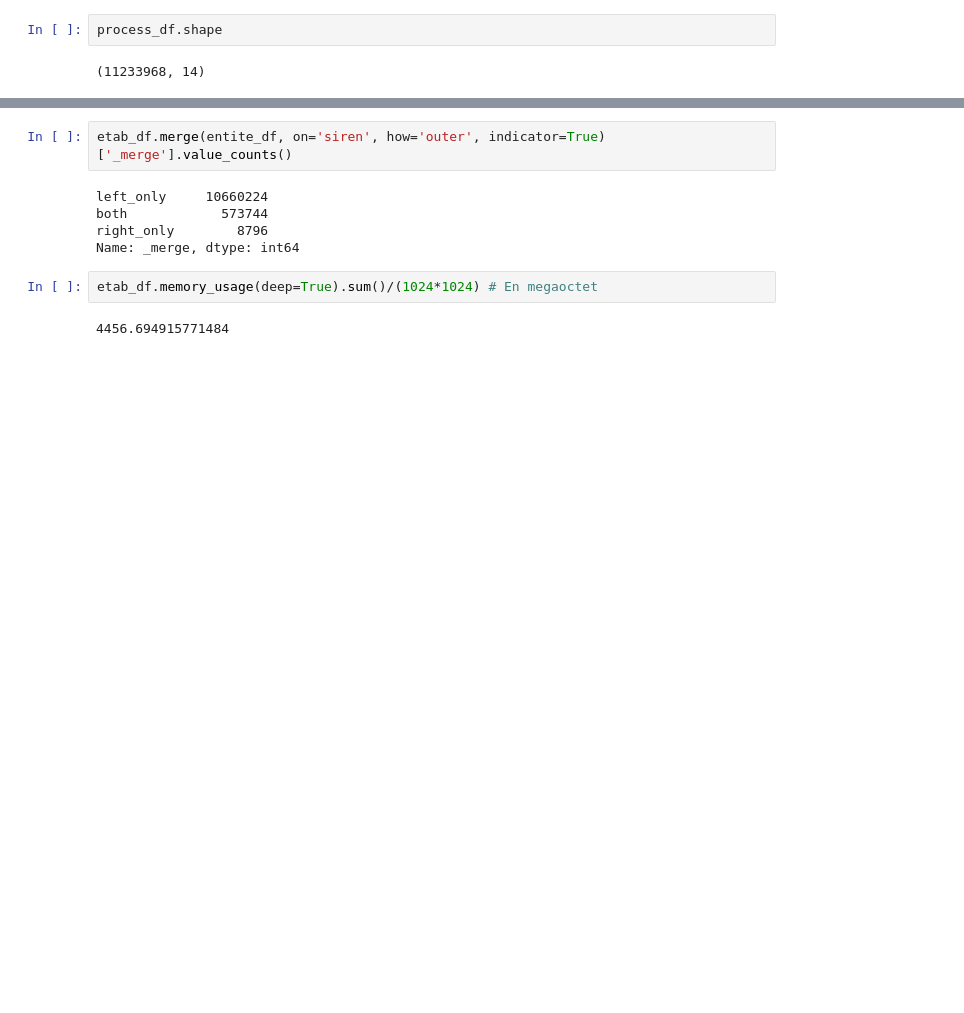
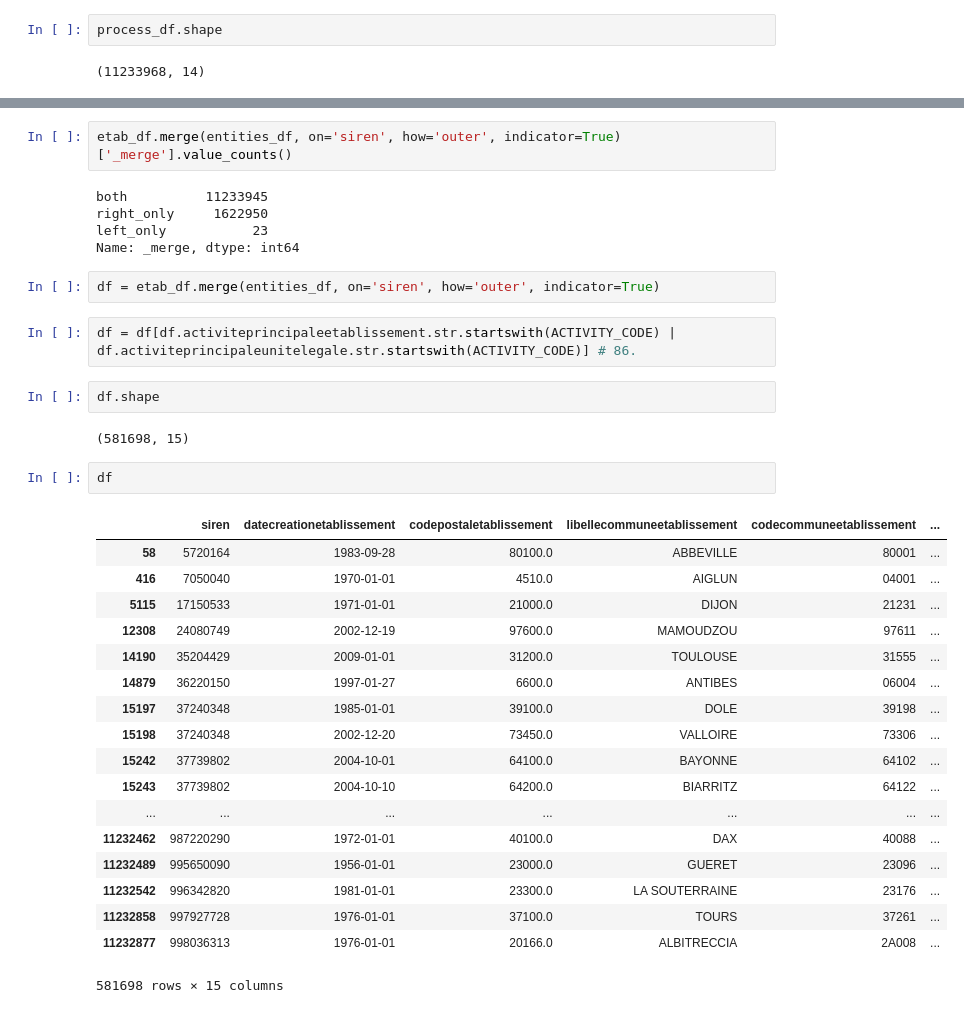
Before and after one commit to faustinevallet/deserts-medicaux, a Jupyter notebook: notebooks/preparation_sirene.ipynb, the cells around one changed output, grey strips where cells are left out. Cells and saved outputs as stored; diff of their text form; blank space fills up the shorter version.

```diff
--- a/notebooks/preparation_sirene.ipynb
+++ b/notebooks/preparation_sirene.ipynb
@@ -156,11 +222,36 @@ process_df[process_df.activiteprincipaleunitelegale.isnull()].shape
 # %%
-etab_df.merge(entite_df, on='siren', how='outer', indicator=True)['_merge'].value_counts()
+etab_df.merge(entities_df, on='siren', how='outer', indicator=True)['_merge'].value_counts()
 # %% [output]
-left_only     10660224
-both            573744
-right_only        8796
+both          11233945
+right_only     1622950
+left_only           23
 Name: _merge, dtype: int64
-# %%
-etab_df.memory_usage(deep=True).sum()/(1024*1024) # En megaoctet
-# %% [output]
-4456.694915771484
+# %%
+df = etab_df.merge(entities_df, on='siren', how='outer', indicator=True)
+# %%
+df = df[df.activiteprincipaleetablissement.str.startswith(ACTIVITY_CODE) | df.activiteprincipaleunitelegale.str.startswith(ACTIVITY_CODE)] # 86.
+# %%
+df.shape
+# %% [output]
+(581698, 15)
+# %%
+df
+# %% [output]
+|  | siren | datecreationetablissement | codepostaletablissement | libellecommuneetablissement | codecommuneetablissement | ... |
+| 58 | 5720164 | 1983-09-28 | 80100.0 | ABBEVILLE | 80001 | ... |
+| 416 | 7050040 | 1970-01-01 | 4510.0 | AIGLUN | 04001 | ... |
+| 5115 | 17150533 | 1971-01-01 | 21000.0 | DIJON | 21231 | ... |
+| 12308 | 24080749 | 2002-12-19 | 97600.0 | MAMOUDZOU | 97611 | ... |
+| 14190 | 35204429 | 2009-01-01 | 31200.0 | TOULOUSE | 31555 | ... |
+| 14879 | 36220150 | 1997-01-27 | 6600.0 | ANTIBES | 06004 | ... |
+| 15197 | 37240348 | 1985-01-01 | 39100.0 | DOLE | 39198 | ... |
+| 15198 | 37240348 | 2002-12-20 | 73450.0 | VALLOIRE | 73306 | ... |
+| 15242 | 37739802 | 2004-10-01 | 64100.0 | BAYONNE | 64102 | ... |
+| 15243 | 37739802 | 2004-10-10 | 64200.0 | BIARRITZ | 64122 | ... |
+| ... | ... | ... | ... | ... | ... | ... |
+| 11232462 | 987220290 | 1972-01-01 | 40100.0 | DAX | 40088 | ... |
+| 11232489 | 995650090 | 1956-01-01 | 23000.0 | GUERET | 23096 | ... |
+| 11232542 | 996342820 | 1981-01-01 | 23300.0 | LA SOUTERRAINE | 23176 | ... |
+| 11232858 | 997927728 | 1976-01-01 | 37100.0 | TOURS | 37261 | ... |
+| 11232877 | 998036313 | 1976-01-01 | 20166.0 | ALBITRECCIA | 2A008 | ... |
+581698 rows × 15 columns
```
Also changed, not shown: parts of 43 cells of this notebook, 1 other file.
